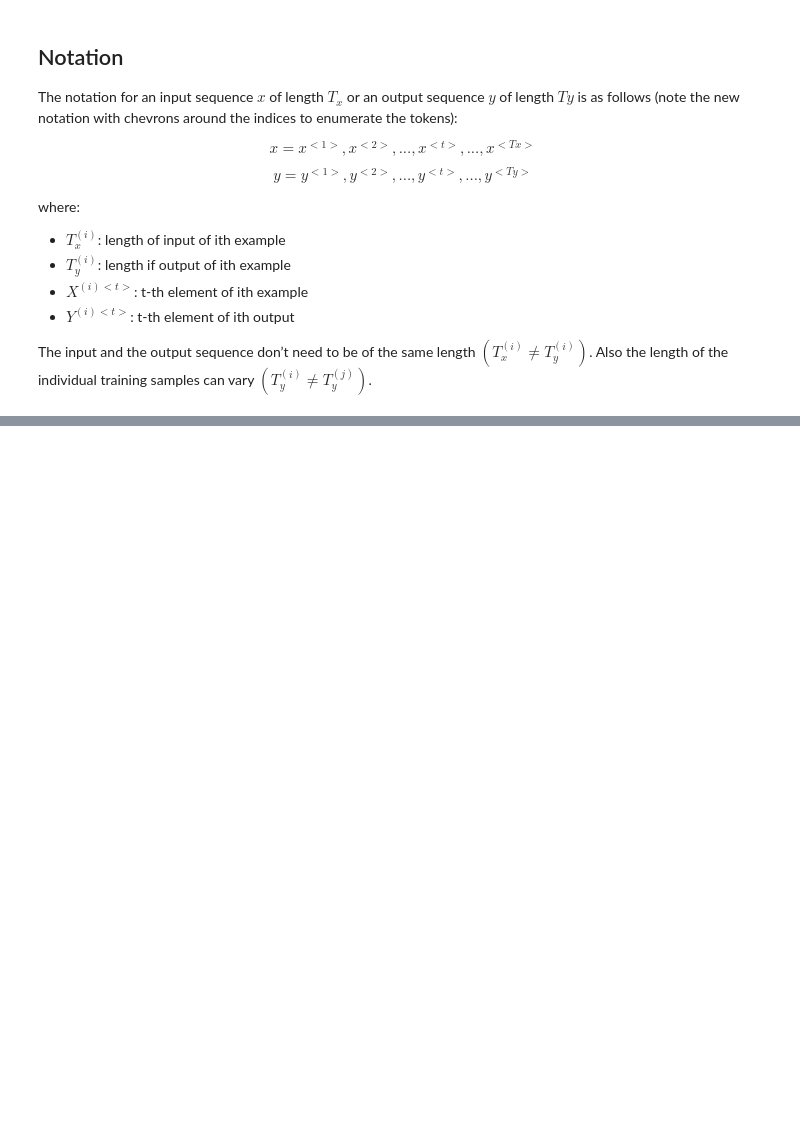
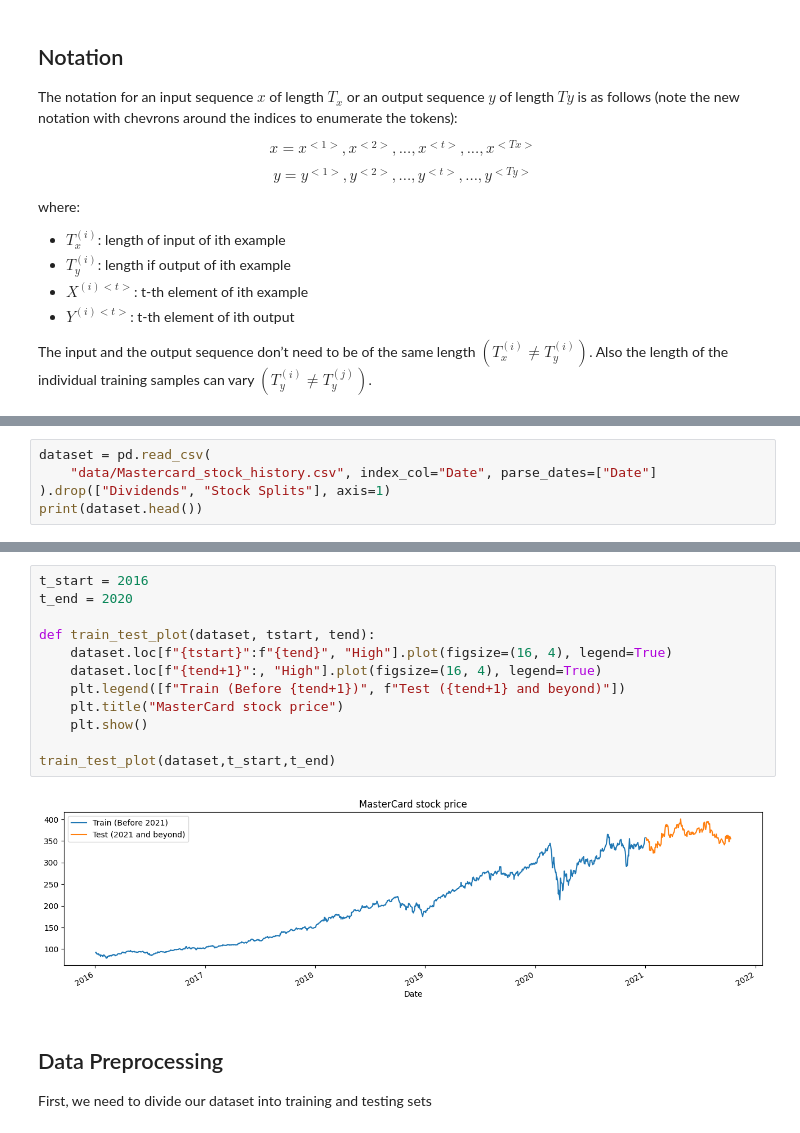
Before and after one commit to HaithamIsmail/ai-bootcamp-notebooks, a Jupyter notebook: lesson 14 - RNNs/RecurrentNeuralNetworks.ipynb, the cells around one changed output, grey strips where cells are left out. Drawn from its saved outputs; the diff is of its cells as text; blank space fills up the shorter version.

```diff
--- a/lesson 14 - RNNs/RecurrentNeuralNetworks.ipynb
+++ b/lesson 14 - RNNs/RecurrentNeuralNetworks.ipynb
@@ -218,0 +242,5 @@ Deep-RNN can become computationally very expensive quickly, therefore they usual
+# %%
+dataset = pd.read_csv(
+    "data/Mastercard_stock_history.csv", index_col="Date", parse_dates=["Date"]
+).drop(["Dividends", "Stock Splits"], axis=1)
+print(dataset.head())
@@ -218,0 +277,18 @@ Deep-RNN can become computationally very expensive quickly, therefore they usual
+# %%
+t_start = 2016
+t_end = 2020
+
+def train_test_plot(dataset, tstart, tend):
+    dataset.loc[f"{tstart}":f"{tend}", "High"].plot(figsize=(16, 4), legend=True)
+    dataset.loc[f"{tend+1}":, "High"].plot(figsize=(16, 4), legend=True)
+    plt.legend([f"Train (Before {tend+1})", f"Test ({tend+1} and beyond)"])
+    plt.title("MasterCard stock price")
+    plt.show()
+
+train_test_plot(dataset,t_start,t_end)
+# %% [output]
+[figure, added]
+# %% [markdown]
+## Data Preprocessing
+
+First, we need to divide our dataset into training and testing sets
```
Also changed, not shown: parts of 36 cells of this notebook, 51 other files.
